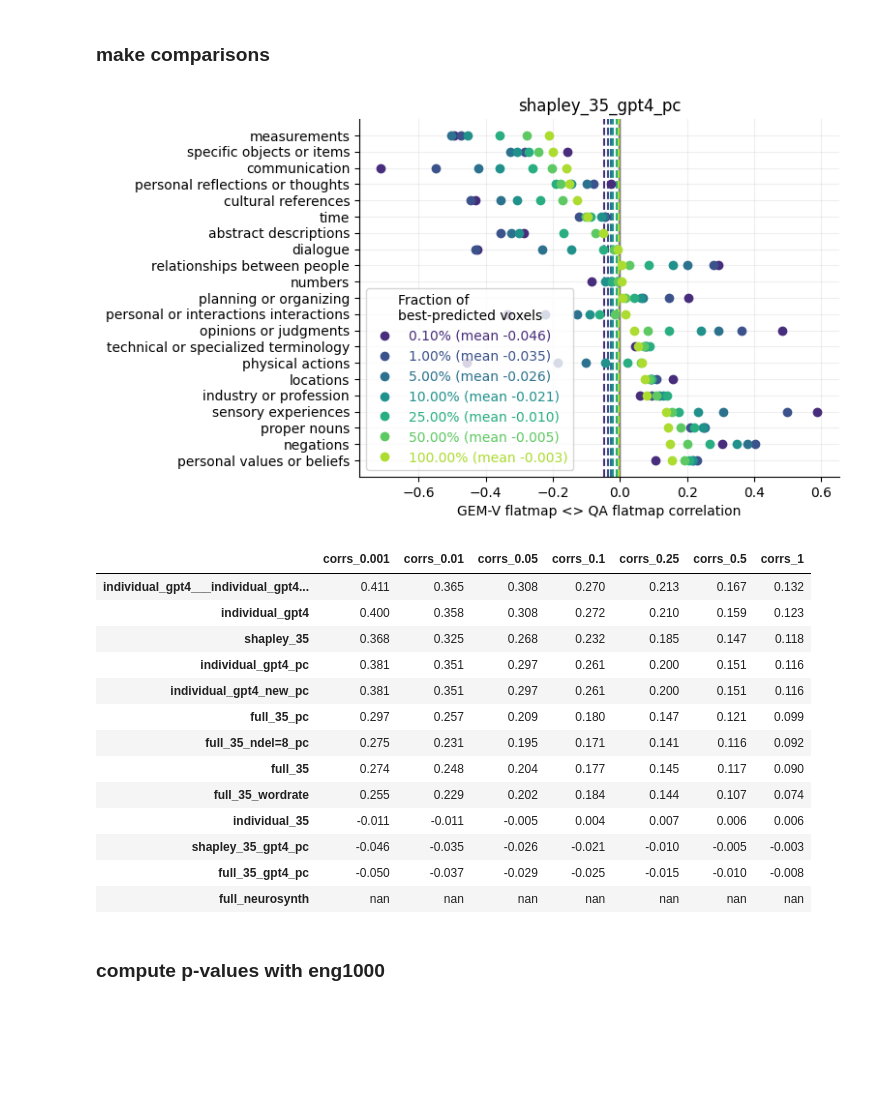
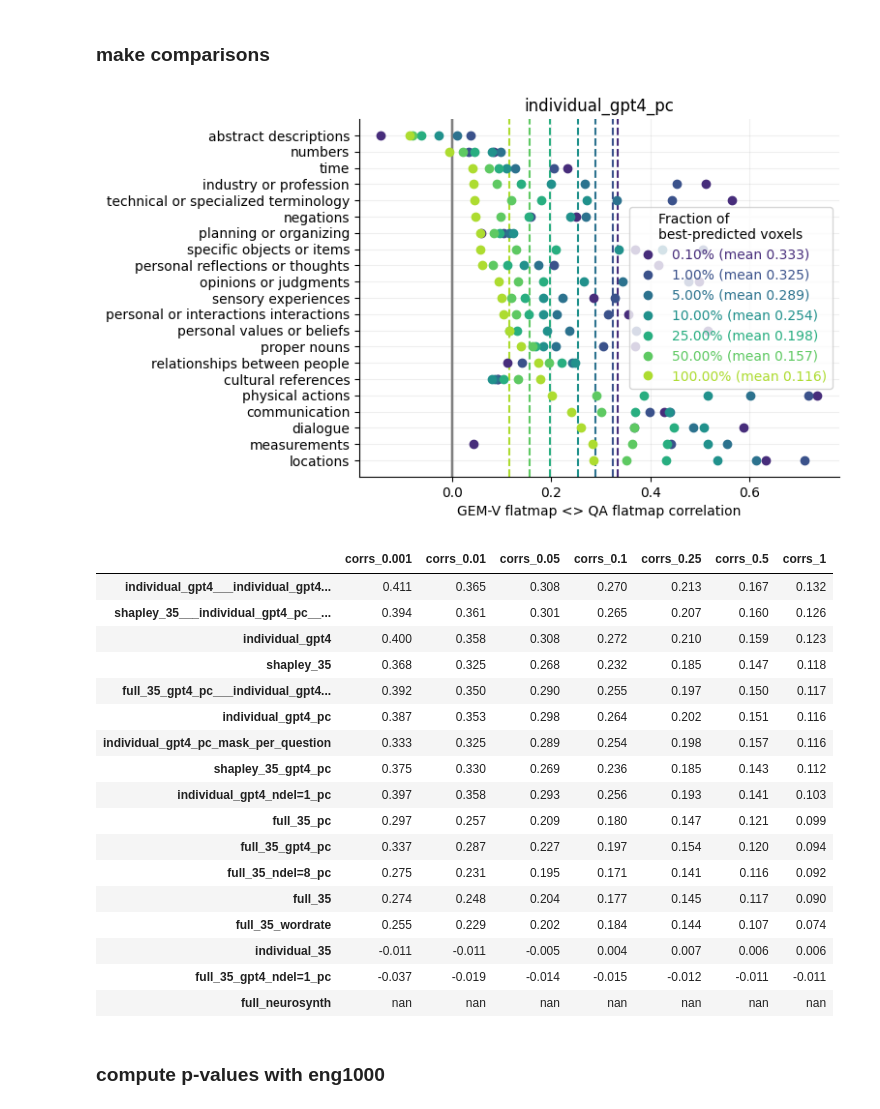
Before and after one commit to csinva/fmri, a Jupyter notebook: notebooks_gt_flatmaps/05_gemv_compare.ipynb, the cells around one changed output. Cells and saved outputs as stored; diff of their text form; code cells hidden in the pictures; blank space fills up the shorter version.

Commit message:
try masking based on individual qs

```diff
--- a/notebooks_gt_flatmaps/05_gemv_compare.ipynb
+++ b/notebooks_gt_flatmaps/05_gemv_compare.ipynb
@@ -54,9 +51,11 @@ qa_questions_list, gemv_questions_list = gemv.get_matched_lists()
 # settings = ['full_35_pc']
 # settings = ['full_neurosynth']
 # settings = ['full_35_gpt4_pc']
-# settings = ['individual_gpt4_pc']
-settings = ['shapley_35_gpt4_pc']
-
+settings = ['individual_gpt4_pc']
+# settings = ['shapley_35_gpt4_pc']
+# settings = ['shapley_35', 'individual_gpt4_pc', 'shapley_35_gpt4_pc']
+# settings = ['individual_gpt4_ndel=1_pc']
+# settings = ['full_35_gpt4_ndel=1_pc']
 # settings = ['full_35_ndel=8_pc']
 # settings = ['full_35', 'full_35_wordrate']
 # settings = ['individual_gpt4', 'individual_gpt4_wordrate',]
@@ -71,13 +70,21 @@ settings = ['shapley_35_gpt4_pc']
 # for setting in ['individual_gpt4']:
 # for setting in ['individual_gpt4', 'individual_gpt4_wordrate']:
 # , 'individual_gpt4', 'individual_gpt4_wordrate']:
+
+# corrs_mask_per_question = False
+corrs_mask_per_question = True
 # %%
 # load qa weights
 subject = 'UTS02'
+corrs_df_dict = {}
+frac_voxels_to_keep_list = [0.001, 0.01, 0.05, 0.1, 0.25, 0.5, 1]
+
+# corrs used for masking
 corrs_test = joblib.load(join(PROCESSED_DIR, subject.replace(
     'UT', ''), 'corrs_test_35.pkl')).values[0]
-corrs_df_dict = {}
-frac_voxels_to_keep_list = [0.001, 0.01, 0.05, 0.1, 0.25, 0.5, 1]
+corrs_test_individual_dict = joblib.load(join(PROCESSED_DIR, subject.replace(
+    'UT', ''), 'corrs_test_individual_gpt4_qs_35.pkl'))
+
 for j, frac_voxels_to_keep in enumerate(frac_voxels_to_keep_list):
     flatmaps_qa_list = defaultdict(list)
     for setting in settings:
@@ -134,8 +141,13 @@ for j, frac_voxels_to_keep in enumerate(frac_voxels_to_keep_list):
             #     np.abs(flatmaps_qa_list[i]), 100 * (1 - frac_voxels_to_keep))
 
             # mask based on corrs
-            mask = (corrs_test > np.percentile(
-                corrs_test, 100 * (1 - frac_voxels_to_keep))).astype(bool)
+            if corrs_mask_per_question:
+                q = questions_names_df['qa'].values[i]
+                mask = (corrs_test_individual_dict[q] > np.percentile(
+                    corrs_test_individual_dict[q], 100 * (1 - frac_voxels_to_keep))).astype(bool)
+            else:
+                mask = (corrs_test > np.percentile(
+                    corrs_test, 100 * (1 - frac_voxels_to_keep))).astype(bool)
         else:
             mask = np.ones_like(flatmaps_qa_list[i]).astype(bool)
 
@@ -195,36 +207,39 @@ corrs_df = pd.DataFrame(corrs_df_dict)
 corrs_df = corrs_df.sort_values('corrs_1', ascending=False)
 # corrs_df.to_pickle(join(repo_dir, 'qa_results', 'gemv',
 # setting + '_corrs_df.pkl'))
 for j, frac_voxels_to_keep in enumerate(frac_voxels_to_keep_list):
     colors = sns.color_palette('viridis', len(frac_voxels_to_keep_list))
     viz.corr_bars(
         corrs_df['corrs_' + str(frac_voxels_to_keep)],
         questions=corrs_df['questions'],
         out_dir_save=join(repo_dir, 'qa_results', 'gemv',
                           'corrs_' + setting),
         xlab='GEM-V flatmap <> QA',
         color=colors[j],
         label=f'{frac_voxels_to_keep * 100:.2f}%',
     )
     # plt.savefig(join(out_dir_save, 'corrs_barplot.pdf'), bbox_inches='tight')
     # plt.savefig(join(out_dir_save, 'corrs_barplot.png'),
     #             bbox_inches='tight', dpi=300)
     # plt.show()
 
 plt.title('___'.join(settings))
 # center legend text
 plt.legend(title='Fraction of\nbest-predicted voxels',
            labelcolor='linecolor')
 # plt.tight_layout()
 # plt.savefig(join(repo_dir, 'qa_results', 'gemv', subject, 'corrs_barplot.pdf'),
 # bbox_inches='tight')
-plt.savefig(join(repo_dir, 'qa_results', 'gemv', subject, 'corrs_' + '___'.join(settings) + '.pdf'),
+out_fname = 'corrs_' + '___'.join(settings)
+if corrs_mask_per_question:
+    out_fname += '_mask_per_question'
+plt.savefig(join(repo_dir, 'qa_results', 'gemv', subject, out_fname + '.pdf'),
             bbox_inches='tight', dpi=300)
 joblib.dump(corrs_df, join(repo_dir, 'qa_results', 'gemv',
-                           subject, 'corrs_' + '___'.join(settings) + '.pkl'))
+                           subject, out_fname + '.pkl'))
 plt.show()
 # %% [output]
-[figure, old version]
+[figure, new version]
 # %%
 # aggregate results
 corrs_results_dir = join(repo_dir, 'qa_results', 'gemv', subject)
@@ -232,11 +247,11 @@ d = defaultdict(list)
 for fname in os.listdir(corrs_results_dir):
     if fname.startswith('corrs_') and fname.endswith('.pkl'):
         d['setting'].append(fname.replace('corrs_', '').replace('.pkl', ''))
+        x = joblib.load(join(corrs_results_dir, fname))
         d['corrs_df'].append(joblib.load(join(corrs_results_dir, fname)))
-for x in d['corrs_df']:
-    if not len(x) == len(gemv_questions_list):
-        warnings.warn('not all questions were computed for' +
-                      str(d['setting']))
+        if not len(x) == len(gemv_questions_list):
+            warnings.warn(
+                'not all questions were computed for ' + str(d['setting'][-1]))
 # assert all([x.shape[0] == d['corrs_df'][0].shape[0] for x in d['corrs_df']])
 avg_df = pd.DataFrame([x.drop(columns='questions').mean(axis=0)
                       for x in d['corrs_df']], index=d['setting'])
@@ -245,17 +260,21 @@ avg_df.style.background_gradient(cmap='viridis').format("{:.3f}")
 # %% [output]
 |  | corrs_0.001 | corrs_0.01 | corrs_0.05 | corrs_0.1 | corrs_0.25 | corrs_0.5 | corrs_1 |
 | individual_gpt4___individual_gpt4... | 0.411 | 0.365 | 0.308 | 0.270 | 0.213 | 0.167 | 0.132 |
+| shapley_35___individual_gpt4_pc__... | 0.394 | 0.361 | 0.301 | 0.265 | 0.207 | 0.160 | 0.126 |
 | individual_gpt4 | 0.400 | 0.358 | 0.308 | 0.272 | 0.210 | 0.159 | 0.123 |
 | shapley_35 | 0.368 | 0.325 | 0.268 | 0.232 | 0.185 | 0.147 | 0.118 |
-| individual_gpt4_pc | 0.381 | 0.351 | 0.297 | 0.261 | 0.200 | 0.151 | 0.116 |
-| individual_gpt4_new_pc | 0.381 | 0.351 | 0.297 | 0.261 | 0.200 | 0.151 | 0.116 |
+| full_35_gpt4_pc___individual_gpt4... | 0.392 | 0.350 | 0.290 | 0.255 | 0.197 | 0.150 | 0.117 |
+| individual_gpt4_pc | 0.387 | 0.353 | 0.298 | 0.264 | 0.202 | 0.151 | 0.116 |
+| individual_gpt4_pc_mask_per_question | 0.333 | 0.325 | 0.289 | 0.254 | 0.198 | 0.157 | 0.116 |
+| shapley_35_gpt4_pc | 0.375 | 0.330 | 0.269 | 0.236 | 0.185 | 0.143 | 0.112 |
+| individual_gpt4_ndel=1_pc | 0.397 | 0.358 | 0.293 | 0.256 | 0.193 | 0.141 | 0.103 |
 | full_35_pc | 0.297 | 0.257 | 0.209 | 0.180 | 0.147 | 0.121 | 0.099 |
+| full_35_gpt4_pc | 0.337 | 0.287 | 0.227 | 0.197 | 0.154 | 0.120 | 0.094 |
 | full_35_ndel=8_pc | 0.275 | 0.231 | 0.195 | 0.171 | 0.141 | 0.116 | 0.092 |
 | full_35 | 0.274 | 0.248 | 0.204 | 0.177 | 0.145 | 0.117 | 0.090 |
 | full_35_wordrate | 0.255 | 0.229 | 0.202 | 0.184 | 0.144 | 0.107 | 0.074 |
 | individual_35 | -0.011 | -0.011 | -0.005 | 0.004 | 0.007 | 0.006 | 0.006 |
-| shapley_35_gpt4_pc | -0.046 | -0.035 | -0.026 | -0.021 | -0.010 | -0.005 | -0.003 |
-| full_35_gpt4_pc | -0.050 | -0.037 | -0.029 | -0.025 | -0.015 | -0.010 | -0.008 |
+| full_35_gpt4_ndel=1_pc | -0.037 | -0.019 | -0.014 | -0.015 | -0.012 | -0.011 | -0.011 |
 | full_neurosynth | nan | nan | nan | nan | nan | nan | nan |
 # %% [markdown]
 ### compute p-values with eng1000
```
Also changed, not shown: parts of 1 cell of this notebook, 2 other files.
